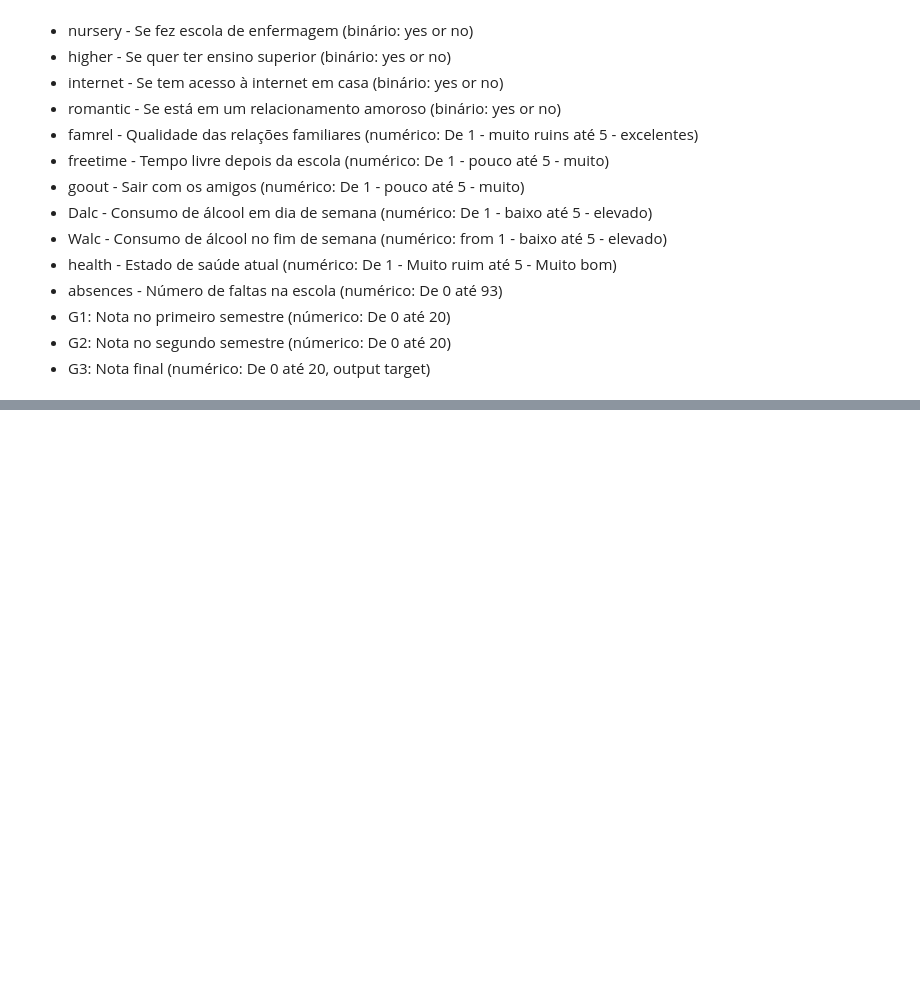
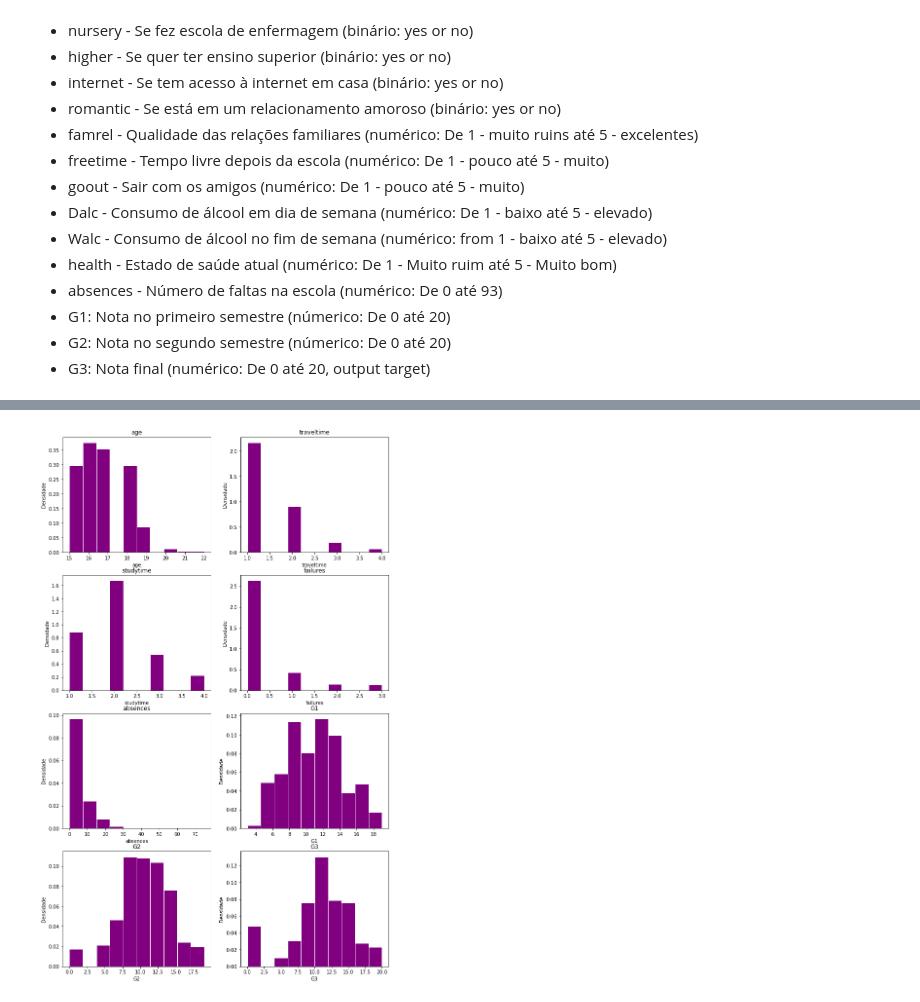
Before and after one commit to eduardoaze/projeto2, a Jupyter notebook: P2-CDados.ipynb, the cells around one changed output, grey strips where cells are left out. Saved outputs shown, nothing was run; the diff lists cells and outputs as text; code cells hidden in the pictures; blank space fills up the shorter version.

```diff
--- a/P2-CDados.ipynb
+++ b/P2-CDados.ipynb
@@ -60,0 +150,11 @@ https://www.kaggle.com/uciml/student-alcohol-consumption
+# %%
+# Plotando histogramas de cada variável
+plt.figure(figsize = (12,20))
+for i in enumerate(num_df):
+    plt.subplot(4,2,i[0]+1)
+    plt.hist(df[i[1]], color='purple', edgecolor = 'white',density = True)
+    plt.title(f'{i[1]}')
+    plt.xlabel(i[1])
+    plt.ylabel('Densidade')
+# %% [output]
+[figure, added]
```
Also changed, not shown: parts of 9 cells of this notebook.
